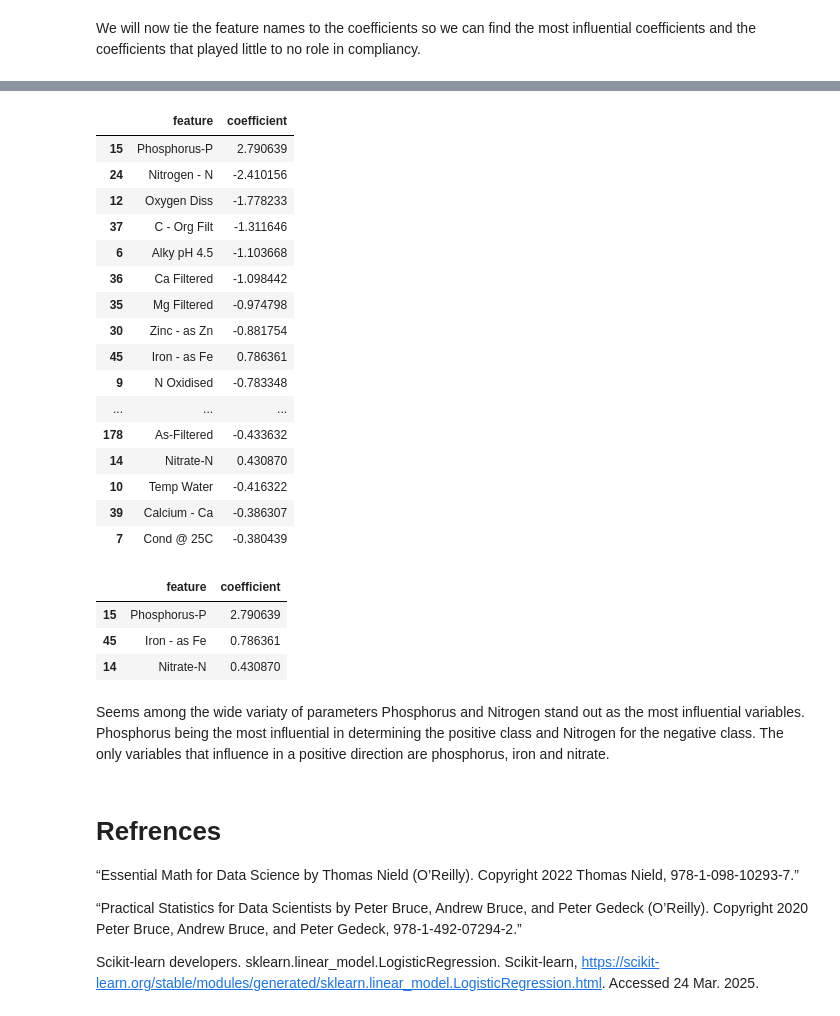
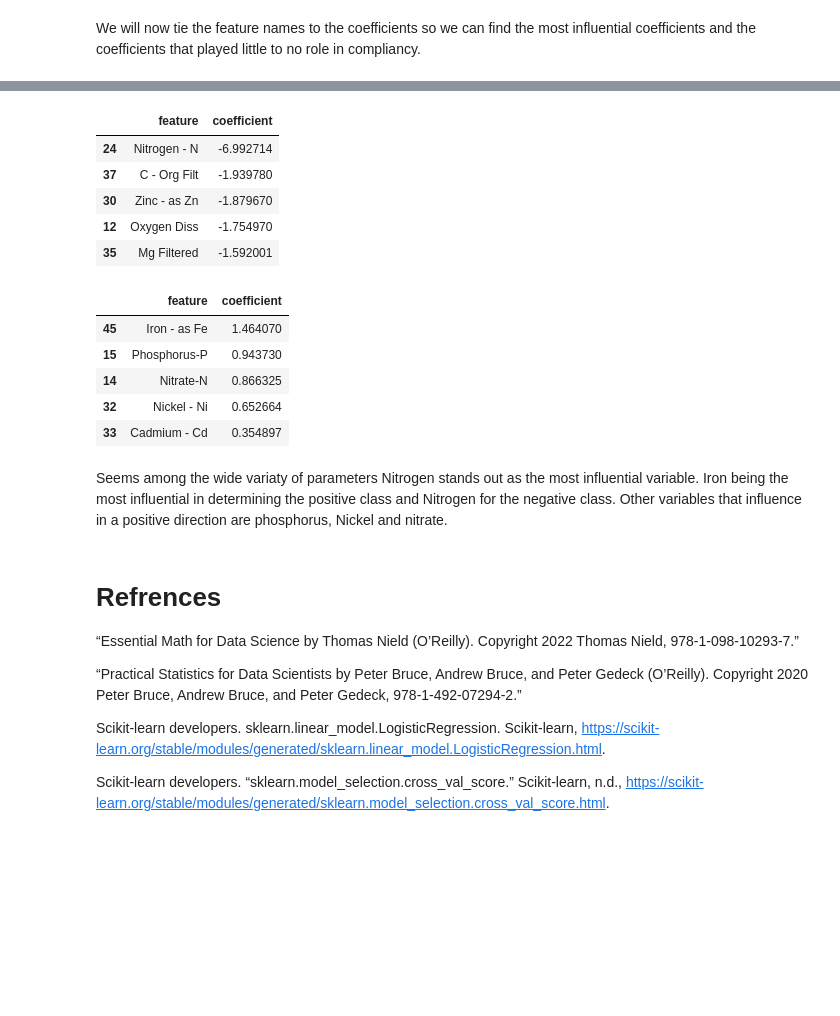
Before and after one commit to AngelAguirre7/water_compliance_project, a Jupyter notebook: Water_Compliance.ipynb, the cells around one changed output, grey strips where cells are left out. Cells and saved outputs as stored; diff of their text form; code cells hidden in the pictures; blank space fills up the shorter version.

```diff
--- a/Water_Compliance.ipynb
+++ b/Water_Compliance.ipynb
@@ -233,9 +229,9 @@ Since we have a lot of data a straight forward 90/10 split will be implemented.
 # %%
 X = df_cleaned.iloc[:,4:].values
-Y = df_cleaned['sample.isComplianceSample'].astype(int)
+Y = df_cleaned['sample.isComplianceSample'].values
 # %%
 #kfold = KFold(n_splits=3, random_state=7, shuffle=True)
-X_train, X_test, Y_train, Y_test = train_test_split(X, Y, test_size=1/10,random_state=7)
+X_train, X_test, Y_train, Y_test = train_test_split(X, Y, test_size=.2,random_state=7)
 # %%
 scaler = StandardScaler()
 X_train_scaled = scaler.fit_transform(X_train)
@@ -257,2 +255,2 @@ I will be working with the following parameters:
 # %%
-model = LogisticRegression(penalty='l2',max_iter=10000,solver='sag',class_weight='balanced')
+model = LogisticRegression(penalty='l2',max_iter=10000,solver='sag',class_weight='balanced',C=10)
@@ -328,33 +324,24 @@ coef_df
 # %%
-ordered_coef_df=coef_df.sort_values(by='coefficient',key= lambda coef:abs(coef),ascending=False).head(20)
-ordered_coef_df
+ordered_coef_df=coef_df.sort_values(by='coefficient',key= lambda coef:abs(coef),ascending=False)
+ordered_coef_df.head(5)
 # %% [output]
 |  | feature | coefficient |
-| 15 | Phosphorus-P | 2.790639 |
-| 24 | Nitrogen - N | -2.410156 |
-| 12 | Oxygen Diss | -1.778233 |
-| 37 | C - Org Filt | -1.311646 |
-| 6 | Alky pH 4.5 | -1.103668 |
-| 36 | Ca Filtered | -1.098442 |
-| 35 | Mg Filtered | -0.974798 |
-| 30 | Zinc - as Zn | -0.881754 |
-| 45 | Iron - as Fe | 0.786361 |
-| 9 | N Oxidised | -0.783348 |
-| ... | ... | ... |
-| 178 | As-Filtered | -0.433632 |
-| 14 | Nitrate-N | 0.430870 |
-| 10 | Temp Water | -0.416322 |
-| 39 | Calcium - Ca | -0.386307 |
-| 7 | Cond @ 25C | -0.380439 |
+| 24 | Nitrogen - N | -6.992714 |
+| 37 | C - Org Filt | -1.939780 |
+| 30 | Zinc - as Zn | -1.879670 |
+| 12 | Oxygen Diss | -1.754970 |
+| 35 | Mg Filtered | -1.592001 |
 # %%
-ordered_coef_df[ordered_coef_df['coefficient'] > 0]
+ordered_coef_df[ordered_coef_df['coefficient'] > 0].head(5)
 # %% [output]
 |  | feature | coefficient |
-| 15 | Phosphorus-P | 2.790639 |
-| 45 | Iron - as Fe | 0.786361 |
-| 14 | Nitrate-N | 0.430870 |
+| 45 | Iron - as Fe | 1.464070 |
+| 15 | Phosphorus-P | 0.943730 |
+| 14 | Nitrate-N | 0.866325 |
+| 32 | Nickel - Ni | 0.652664 |
+| 33 | Cadmium - Cd | 0.354897 |
 # %% [markdown]
-Seems among the wide variaty of parameters Phosphorus and Nitrogen stand out as the most influential variables. Phosphorus being the most influential in determining the positive class and Nitrogen for the negative class. The only variables that influence in a positive direction are phosphorus, iron and nitrate.
+Seems among the wide variaty of parameters Nitrogen stands out as the most influential variable. Iron being the most influential in determining the positive class and Nitrogen for the negative class. Other variables that influence in a positive direction are phosphorus, Nickel and nitrate.
 # %% [markdown]
 # Refrences
 
@@ -362,4 +349,6 @@ Seems among the wide variaty of parameters Phosphorus and Nitrogen stand out as
 
 “Practical Statistics for Data Scientists by Peter Bruce, Andrew Bruce, and Peter Gedeck (O’Reilly). Copyright 2020 Peter Bruce, Andrew Bruce, and Peter Gedeck, 978-1-492-07294-2.”
 
-Scikit-learn developers. sklearn.linear_model.LogisticRegression. Scikit-learn, https://scikit-learn.org/stable/modules/generated/sklearn.linear_model.LogisticRegression.html. Accessed 24 Mar. 2025.
+Scikit-learn developers. sklearn.linear_model.LogisticRegression. Scikit-learn, https://scikit-learn.org/stable/modules/generated/sklearn.linear_model.LogisticRegression.html.
+
+Scikit-learn developers. “sklearn.model_selection.cross_val_score.” Scikit-learn, n.d., https://scikit-learn.org/stable/modules/generated/sklearn.model_selection.cross_val_score.html.
```
Also changed, not shown: parts of 13 cells of this notebook.
